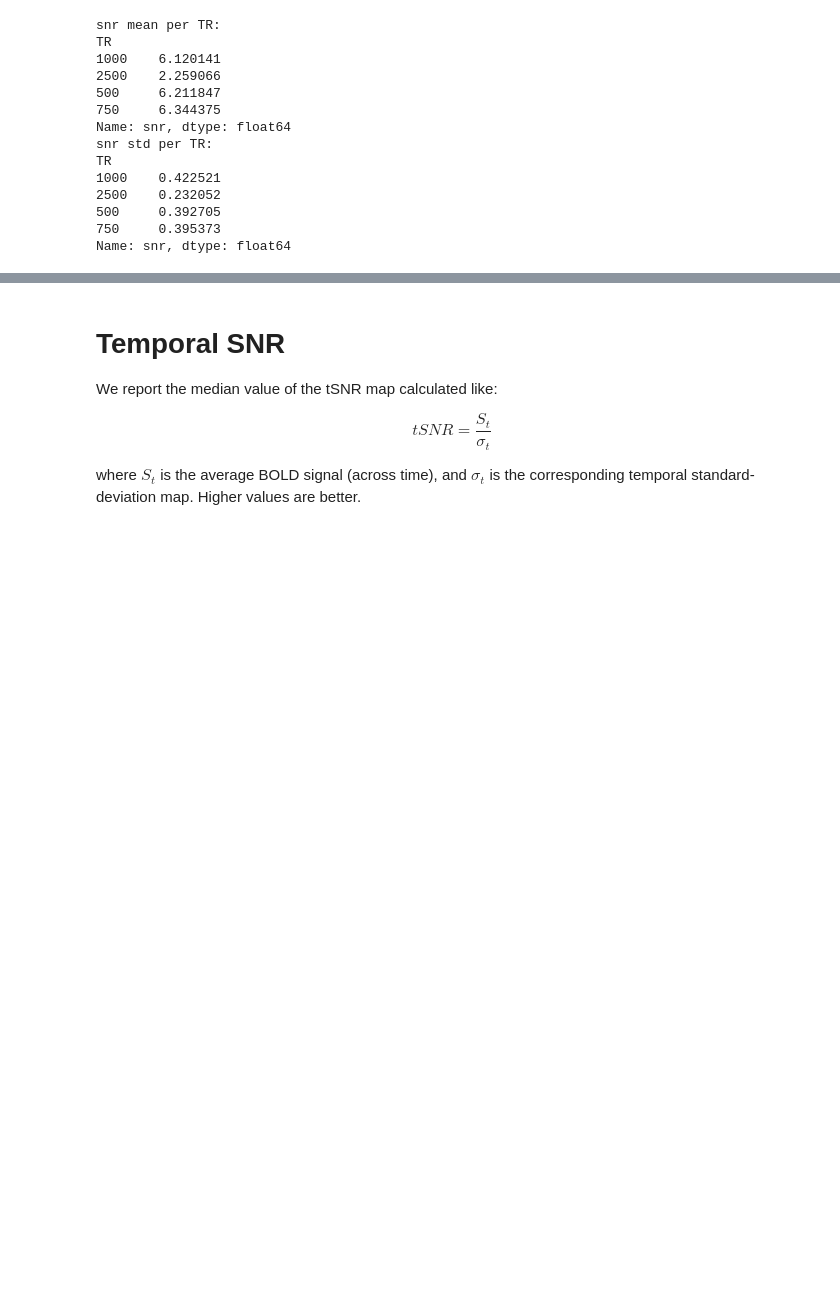
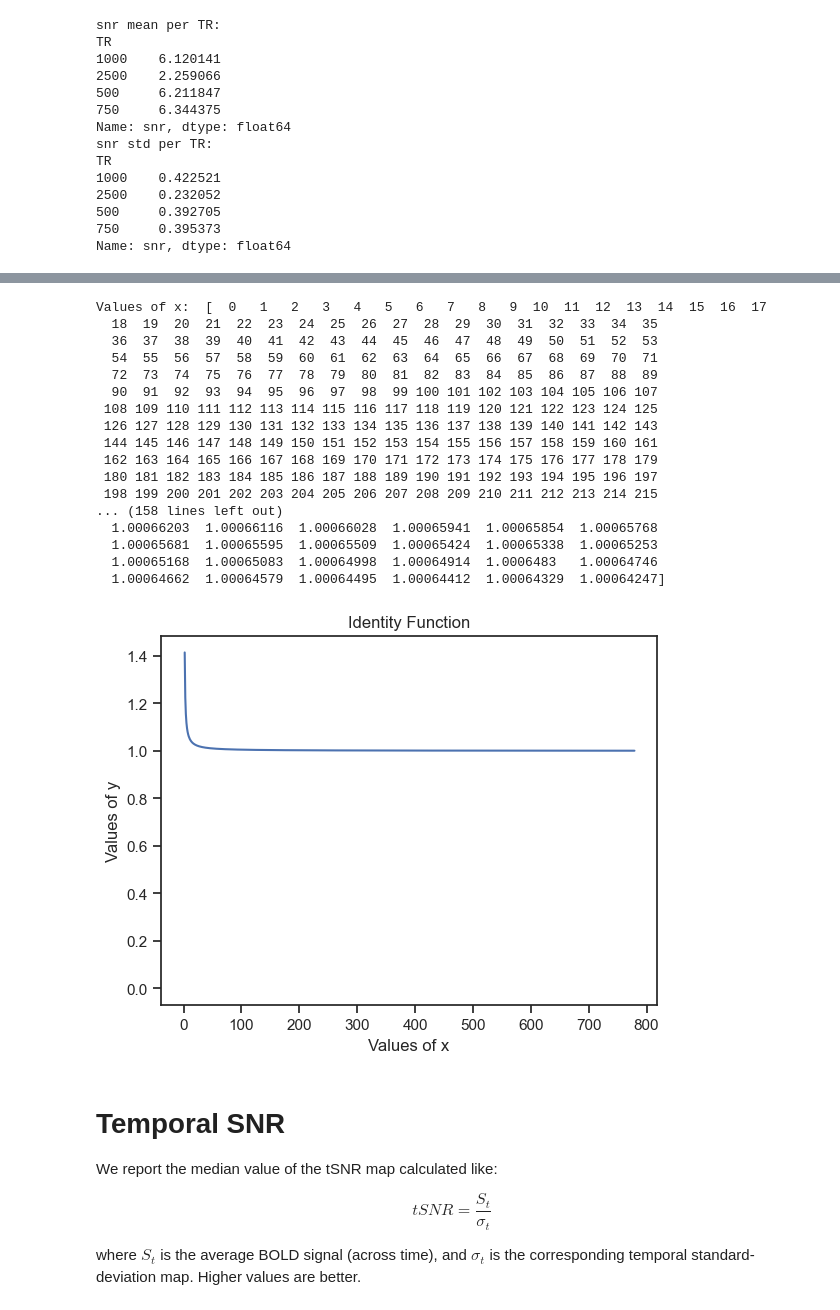
Before and after one commit to CIBIT-UC/vpmbtr, a Jupyter notebook: scripts/mriqc.ipynb, the cells around one changed output, grey strips where cells are left out. Drawn from its saved outputs; the diff is of its cells as text; code cells hidden in the pictures; blank space fills up the shorter version.

```diff
--- a/scripts/mriqc.ipynb
+++ b/scripts/mriqc.ipynb
@@ -132,3 +113,33 @@ p-value annotation legend:
+# %%
+import numpy as np
+x = np.arange(0, 780, 1)
+y = np.sqrt(x/(x-1))
+print('Values of x: ', x)
+print('Values of y: ', y)
+plt.plot(x, y)
+plt.title("Identity Function")
+plt.xlabel("Values of x")
+plt.ylabel("Values of y")
+plt.show()
+# %% [output]
+Values of x:  [  0   1   2   3   4   5   6   7   8   9  10  11  12  13  14  15  16  17
+  18  19  20  21  22  23  24  25  26  27  28  29  30  31  32  33  34  35
+  36  37  38  39  40  41  42  43  44  45  46  47  48  49  50  51  52  53
+  54  55  56  57  58  59  60  61  62  63  64  65  66  67  68  69  70  71
+  72  73  74  75  76  77  78  79  80  81  82  83  84  85  86  87  88  89
+  90  91  92  93  94  95  96  97  98  99 100 101 102 103 104 105 106 107
+ 108 109 110 111 112 113 114 115 116 117 118 119 120 121 122 123 124 125
+ 126 127 128 129 130 131 132 133 134 135 136 137 138 139 140 141 142 143
+ 144 145 146 147 148 149 150 151 152 153 154 155 156 157 158 159 160 161
+ 162 163 164 165 166 167 168 169 170 171 172 173 174 175 176 177 178 179
+ 180 181 182 183 184 185 186 187 188 189 190 191 192 193 194 195 196 197
+ 198 199 200 201 202 203 204 205 206 207 208 209 210 211 212 213 214 215
+... (158 lines left out)
+  1.00066203  1.00066116  1.00066028  1.00065941  1.00065854  1.00065768
+  1.00065681  1.00065595  1.00065509  1.00065424  1.00065338  1.00065253
+  1.00065168  1.00065083  1.00064998  1.00064914  1.0006483   1.00064746
+  1.00064662  1.00064579  1.00064495  1.00064412  1.00064329  1.00064247]
+[figure, added]
 # %% [markdown]
 # Temporal SNR
 We report the median value of the tSNR map calculated like:
```
Also changed, not shown: parts of 1 cell of this notebook, 1 other file.
